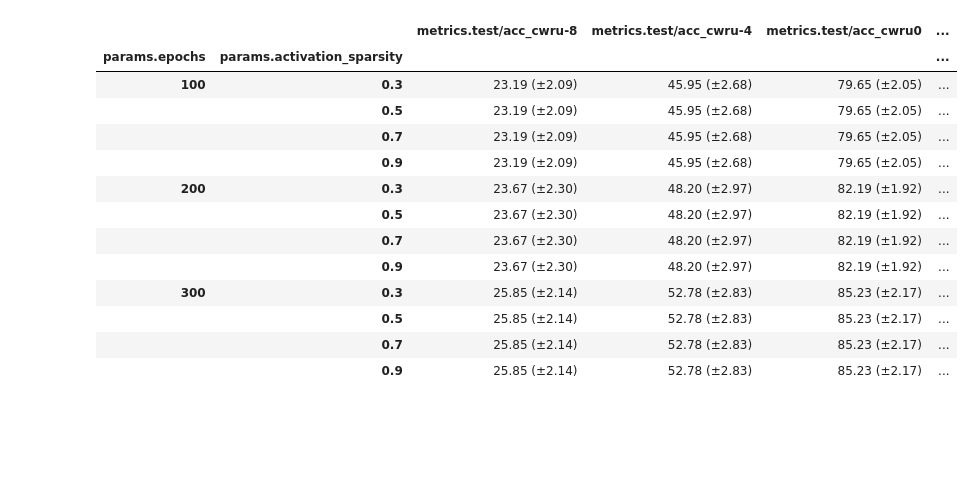
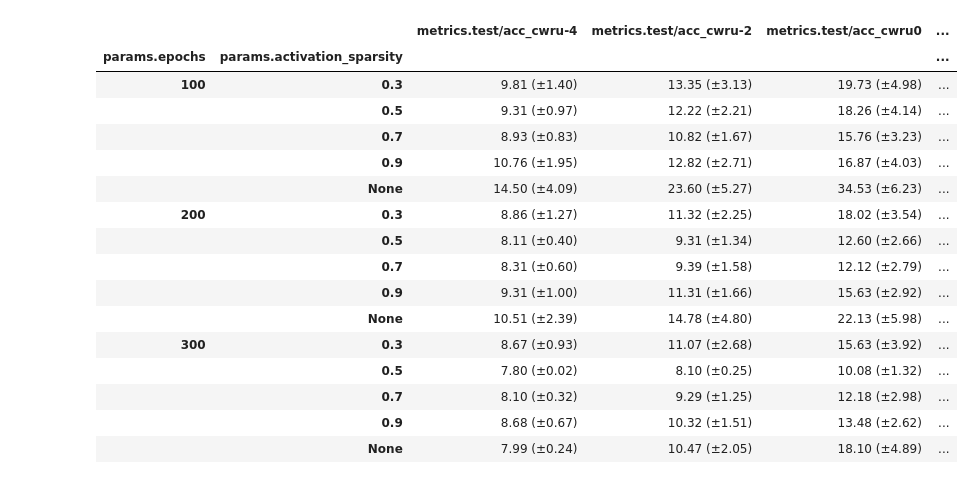
Before and after one commit to lmh970329/sparse-bfd, a Jupyter notebook: result.ipynb, the cells around one changed output. Drawn from its saved outputs; the diff is of its cells as text; code cells hidden in the pictures; blank space fills up the shorter version.

Commit message:
Results

```diff
--- a/result.ipynb
+++ b/result.ipynb
@@ -2,3 +2,21 @@
 import mlflow
 import numpy as np
 import pandas as pd
+# %%
+experiments = mlflow.search_experiments(filter_string="name LIKE 'Featuremap Pruning %'")
+runs = mlflow.search_runs(experiment_ids=[experiment.experiment_id for experiment in experiments])
+
+cols = [f'metrics.test/acc_mfpt{n}' for n in [-4, -2, 0, 2, 4]] + ['metrics.test/acc_mfpt']
+
+runs[cols] = runs[cols] * 100
+
+means = runs.groupby(by=['params.epochs', 'params.activation_sparsity'])[cols].mean()
+stds = runs.groupby(by=['params.epochs', 'params.activation_sparsity'])[cols].std()
+ci_95 = 1.96 * stds / np.sqrt(30)
+
+gen_ci_str = lambda mean, ci: f'{mean:.2f} (±{ci:.2f})'
+def generate_CI_str(means:pd.Series, stds:pd.Series):
+    return means.combine(stds, gen_ci_str)
+
+result_table = means.combine(ci_95, generate_CI_str)
+result_table
@@ -5,33 +41,36 @@ import pandas as pd
 # %%
-experiments = mlflow.search_experiments(filter_string="name = 'Featuremap Pruning'")
-runs = mlflow.search_runs(experiment_ids=[experiment.experiment_id for experiment in experiments])
+experiments = mlflow.search_experiments(filter_string="name LIKE 'Featuremap Pruning %'")
+runs = mlflow.search_runs(filter_string="params.model_name = 'stimcnn'", experiment_ids=[experiment.experiment_id for experiment in experiments])
 
-cols = [f'metrics.test/acc_cwru{n}' for n in [-8, -4, 0, 4, 8]] + ['metrics.test/acc_cwru']
+cols = [f'metrics.test/acc_cwru{n}' for n in [-4, -2, 0, 2, 4]] + ['metrics.test/acc_cwru']
 
 runs[cols] = runs[cols] * 100
 
 means = runs.groupby(by=['params.epochs', 'params.activation_sparsity'])[cols].mean()
 stds = runs.groupby(by=['params.epochs', 'params.activation_sparsity'])[cols].std()
 ci_95 = 1.96 * stds / np.sqrt(30)
 
 gen_ci_str = lambda mean, ci: f'{mean:.2f} (±{ci:.2f})'
 def generate_CI_str(means:pd.Series, stds:pd.Series):
     return means.combine(stds, gen_ci_str)
 
 result_table = means.combine(ci_95, generate_CI_str)
 result_table
 # %% [output]
-|  |  | metrics.test/acc_cwru-8 | metrics.test/acc_cwru-4 | metrics.test/acc_cwru0 | ... |
+|  |  | metrics.test/acc_cwru-4 | metrics.test/acc_cwru-2 | metrics.test/acc_cwru0 | ... |
 | params.epochs | params.activation_sparsity |  |  |  | ... |
-| 100 | 0.3 | 23.19 (±2.09) | 45.95 (±2.68) | 79.65 (±2.05) | ... |
-|  | 0.5 | 23.19 (±2.09) | 45.95 (±2.68) | 79.65 (±2.05) | ... |
-|  | 0.7 | 23.19 (±2.09) | 45.95 (±2.68) | 79.65 (±2.05) | ... |
-|  | 0.9 | 23.19 (±2.09) | 45.95 (±2.68) | 79.65 (±2.05) | ... |
-| 200 | 0.3 | 23.67 (±2.30) | 48.20 (±2.97) | 82.19 (±1.92) | ... |
-|  | 0.5 | 23.67 (±2.30) | 48.20 (±2.97) | 82.19 (±1.92) | ... |
-|  | 0.7 | 23.67 (±2.30) | 48.20 (±2.97) | 82.19 (±1.92) | ... |
-|  | 0.9 | 23.67 (±2.30) | 48.20 (±2.97) | 82.19 (±1.92) | ... |
-| 300 | 0.3 | 25.85 (±2.14) | 52.78 (±2.83) | 85.23 (±2.17) | ... |
-|  | 0.5 | 25.85 (±2.14) | 52.78 (±2.83) | 85.23 (±2.17) | ... |
-|  | 0.7 | 25.85 (±2.14) | 52.78 (±2.83) | 85.23 (±2.17) | ... |
-|  | 0.9 | 25.85 (±2.14) | 52.78 (±2.83) | 85.23 (±2.17) | ... |
+| 100 | 0.3 | 9.81 (±1.40) | 13.35 (±3.13) | 19.73 (±4.98) | ... |
+|  | 0.5 | 9.31 (±0.97) | 12.22 (±2.21) | 18.26 (±4.14) | ... |
+|  | 0.7 | 8.93 (±0.83) | 10.82 (±1.67) | 15.76 (±3.23) | ... |
+|  | 0.9 | 10.76 (±1.95) | 12.82 (±2.71) | 16.87 (±4.03) | ... |
+|  | None | 14.50 (±4.09) | 23.60 (±5.27) | 34.53 (±6.23) | ... |
+| 200 | 0.3 | 8.86 (±1.27) | 11.32 (±2.25) | 18.02 (±3.54) | ... |
+|  | 0.5 | 8.11 (±0.40) | 9.31 (±1.34) | 12.60 (±2.66) | ... |
+|  | 0.7 | 8.31 (±0.60) | 9.39 (±1.58) | 12.12 (±2.79) | ... |
+|  | 0.9 | 9.31 (±1.00) | 11.31 (±1.66) | 15.63 (±2.92) | ... |
+|  | None | 10.51 (±2.39) | 14.78 (±4.80) | 22.13 (±5.98) | ... |
+| 300 | 0.3 | 8.67 (±0.93) | 11.07 (±2.68) | 15.63 (±3.92) | ... |
+|  | 0.5 | 7.80 (±0.02) | 8.10 (±0.25) | 10.08 (±1.32) | ... |
+|  | 0.7 | 8.10 (±0.32) | 9.29 (±1.25) | 12.18 (±2.98) | ... |
+|  | 0.9 | 8.68 (±0.67) | 10.32 (±1.51) | 13.48 (±2.62) | ... |
+|  | None | 7.99 (±0.24) | 10.47 (±2.05) | 18.10 (±4.89) | ... |
```
Also changed, not shown: parts of 2 cells of this notebook.
